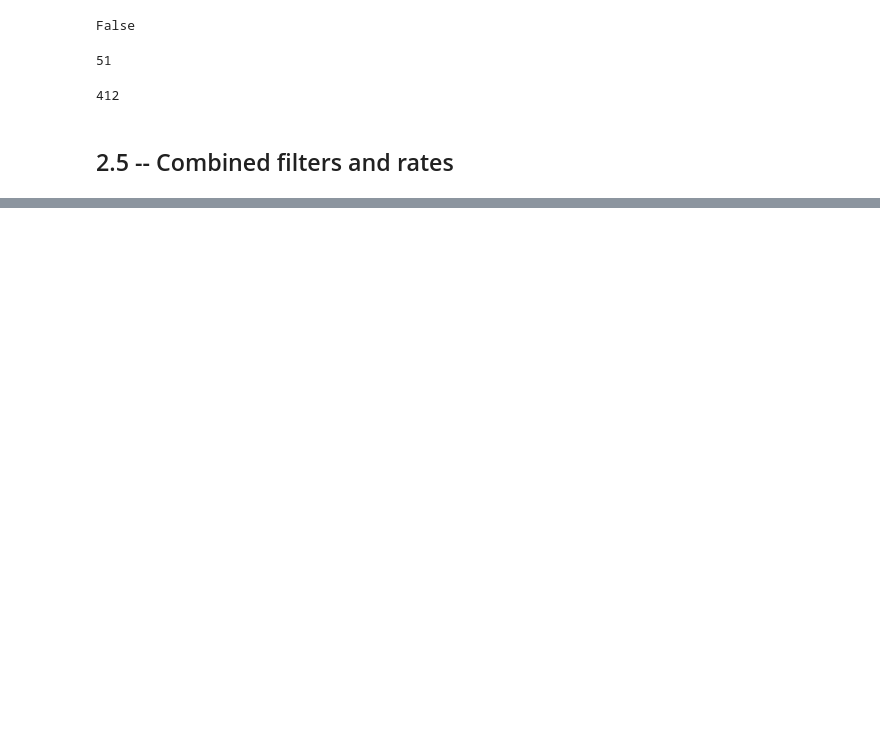
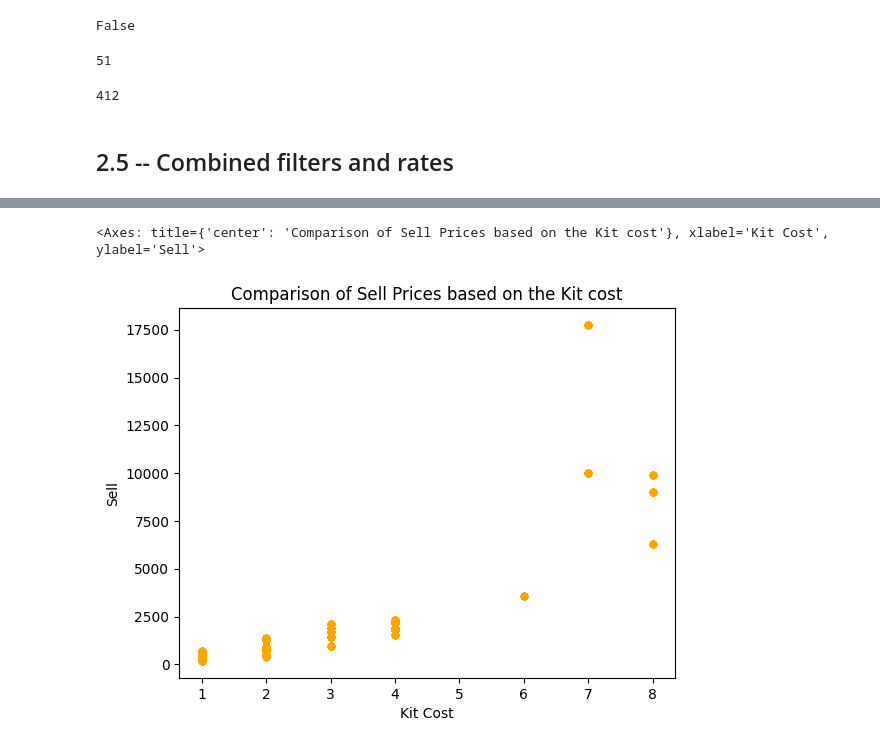
Before and after one commit to OnishchenkoDaria/data-processing-labs, a Jupyter notebook: sample.ipynb, the cells around one changed output, grey strips where cells are left out. Drawn from its saved outputs; the diff is of its cells as text; code cells hidden in the pictures; blank space fills up the shorter version.

Commit message:
feat: completed 2.6 - 2.7, data groups, creating data frames, complex filters, plotting with matplotlib

```diff
--- a/sample.ipynb
+++ b/sample.ipynb
@@ -252,0 +303,11 @@ kit_cost_higher_than_5.sort_values('Sell', ascending=False).head()
+# %%
+df.plot(
+    x='Kit Cost',
+    y='Sell',
+    color='orange',
+    kind='scatter',
+    title="Comparison of Sell Prices based on the Kit cost"
+)
+# %% [output]
+<Axes: title={'center': 'Comparison of Sell Prices based on the Kit cost'}, xlabel='Kit Cost', ylabel='Sell'>
+[figure, added]
```
Also changed, not shown: parts of 8 cells of this notebook, 1 other file.
